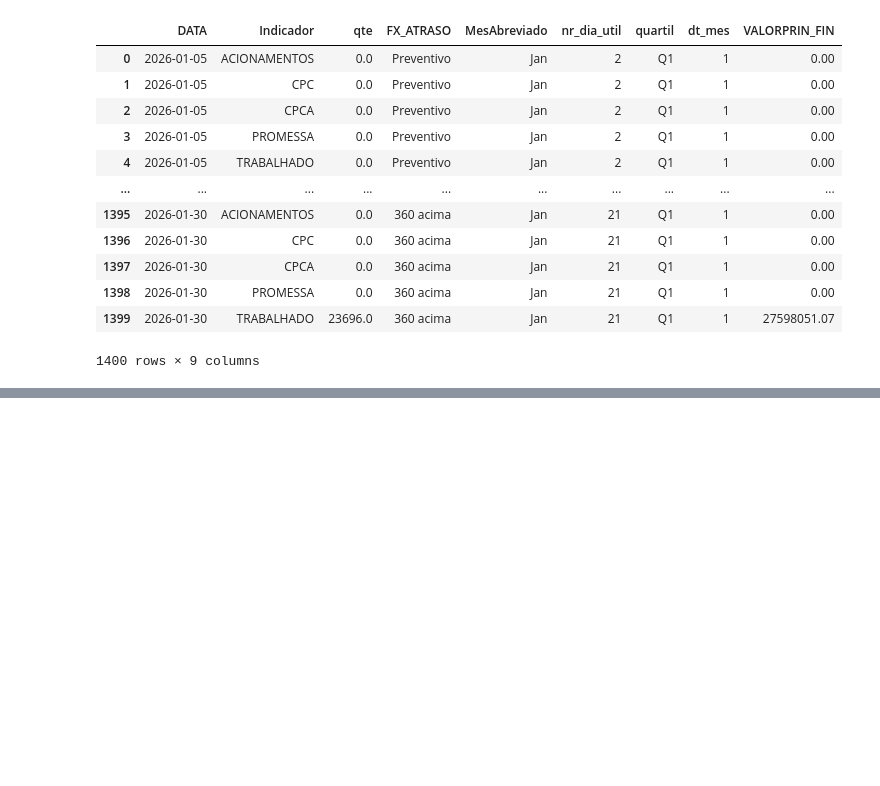
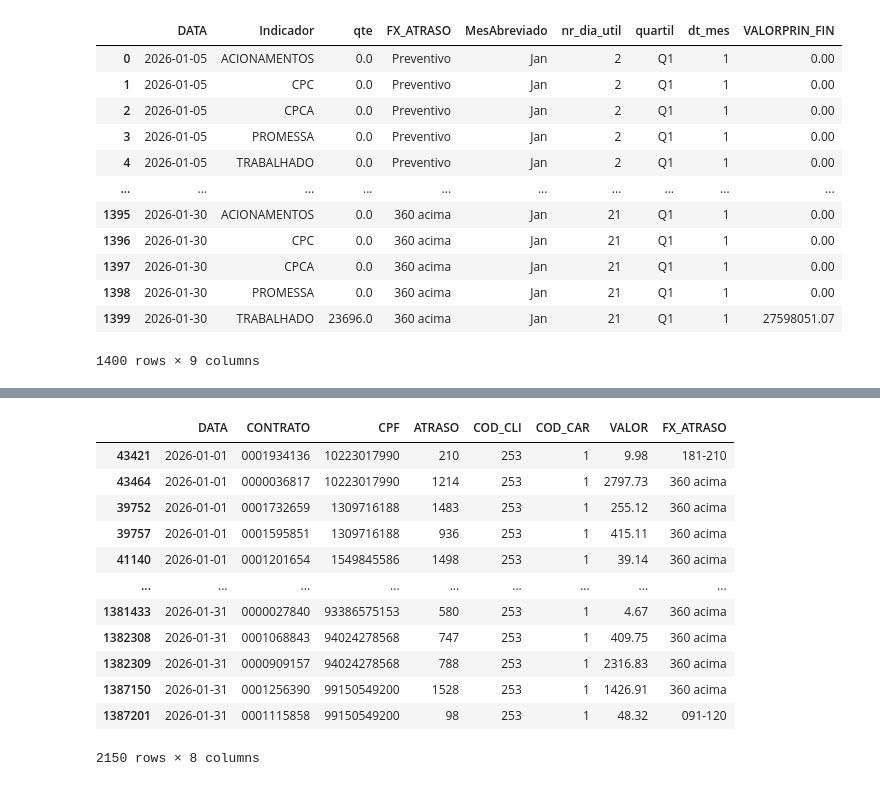
Before and after one commit to Claudiano-alves/Data-Analysis-Portfolio, a Jupyter notebook: Projects/notebooks/data_wrangling_ouze.ipynb, the cells around one changed output, grey strips where cells are left out. Saved outputs shown, nothing was run; the diff lists cells and outputs as text; code cells hidden in the pictures; blank space fills up the shorter version.

```diff
--- a/Projects/notebooks/data_wrangling_ouze.ipynb
+++ b/Projects/notebooks/data_wrangling_ouze.ipynb
@@ -303,0 +335,26 @@ df_discagens_acumulado
+# %%
+#df_sms
+# df_rcs,
+# df_email,
+# df_telefones,
+# df_blacklist_expert
+#df_mailing_hist_processing
+mask = df_mailing_hist_processing.duplicated(subset=['DATA', 'CPF'], keep=False)
+
+df_duplicados = df_mailing_hist_processing[mask].sort_values(['DATA', 'CPF'])
+
+df_duplicados
+# %% [output]
+|  | DATA | CONTRATO | CPF | ATRASO | COD_CLI | COD_CAR | VALOR | FX_ATRASO |
+| 43421 | 2026-01-01 | 0001934136 | 10223017990 | 210 | 253 | 1 | 9.98 | 181-210 |
+| 43464 | 2026-01-01 | 0000036817 | 10223017990 | 1214 | 253 | 1 | 2797.73 | 360 acima |
+| 39752 | 2026-01-01 | 0001732659 | 1309716188 | 1483 | 253 | 1 | 255.12 | 360 acima |
+| 39757 | 2026-01-01 | 0001595851 | 1309716188 | 936 | 253 | 1 | 415.11 | 360 acima |
+| 41140 | 2026-01-01 | 0001201654 | 1549845586 | 1498 | 253 | 1 | 39.14 | 360 acima |
+| ... | ... | ... | ... | ... | ... | ... | ... | ... |
+| 1381433 | 2026-01-31 | 0000027840 | 93386575153 | 580 | 253 | 1 | 4.67 | 360 acima |
+| 1382308 | 2026-01-31 | 0001068843 | 94024278568 | 747 | 253 | 1 | 409.75 | 360 acima |
+| 1382309 | 2026-01-31 | 0000909157 | 94024278568 | 788 | 253 | 1 | 2316.83 | 360 acima |
+| 1387150 | 2026-01-31 | 0001256390 | 99150549200 | 1528 | 253 | 1 | 1426.91 | 360 acima |
+| 1387201 | 2026-01-31 | 0001115858 | 99150549200 | 98 | 253 | 1 | 48.32 | 091-120 |
+2150 rows × 8 columns
```
Also changed, not shown: parts of 11 cells of this notebook, 9 other files.
